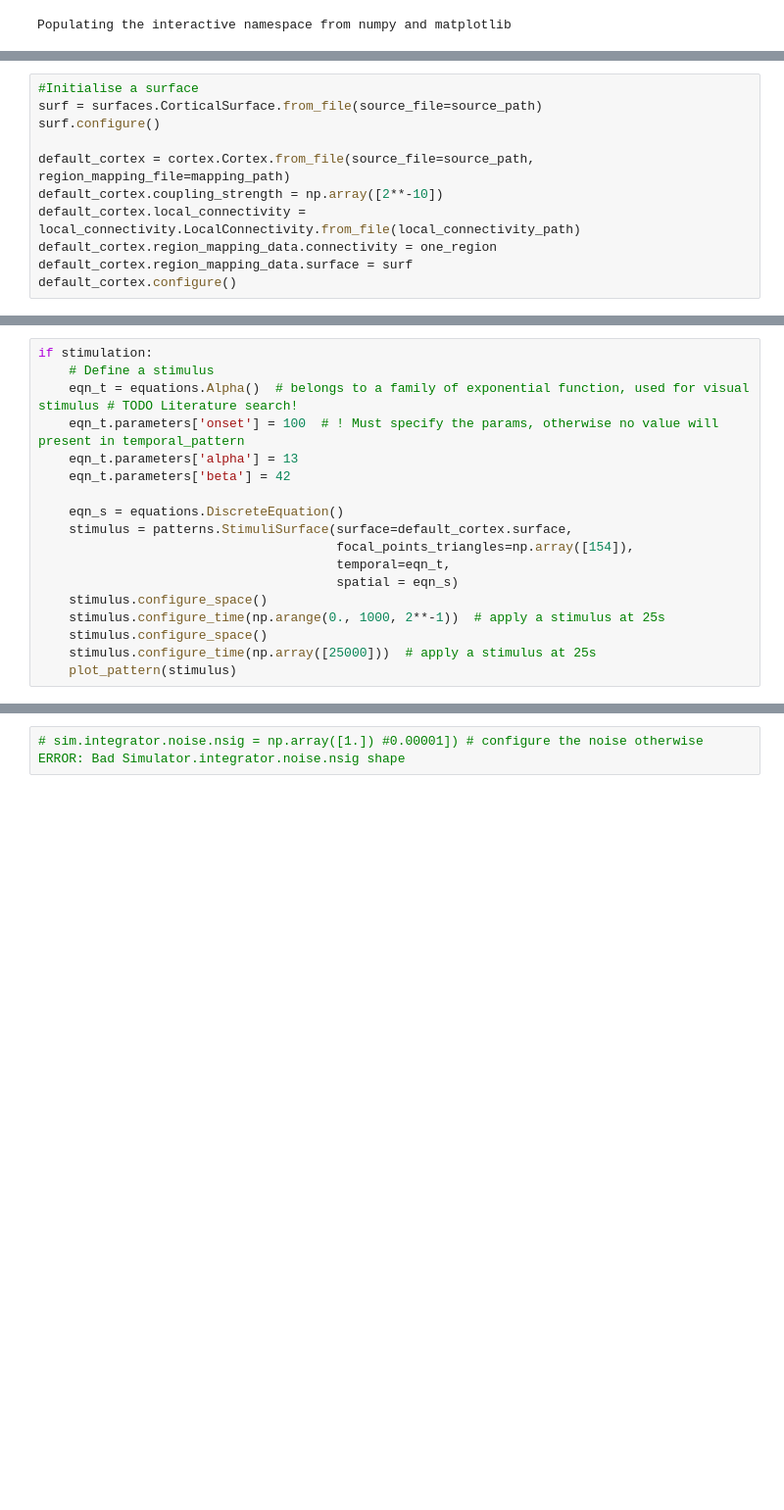
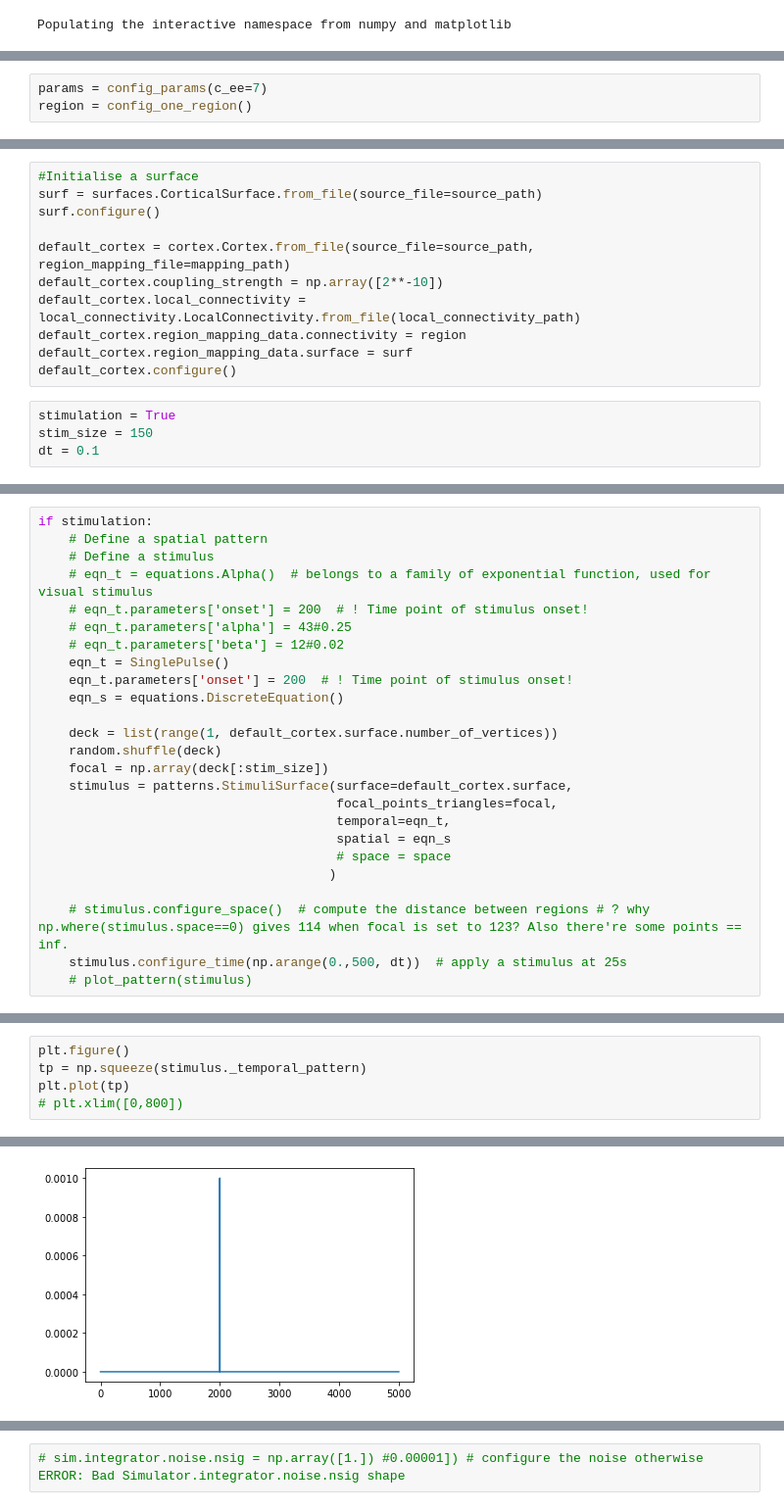
Before and after one commit to Nephiloso/tvb_model_analysis, a Jupyter notebook: model/one_region_stimu.ipynb, the cells around one changed output, grey strips where cells are left out. Shown at 98% size. Drawn from its saved outputs; the diff is of its cells as text; blank space fills up the shorter version.

```diff
--- a/model/one_region_stimu.ipynb
+++ b/model/one_region_stimu.ipynb
@@ -97,0 +27,3 @@ mod = models.WilsonCowan(k_e = np.array([1.0]),            #Max value of excitat
+# %%
+params = config_params(c_ee=7)
+region = config_one_region()
@@ -107,6 +43,10 @@ surf.configure()
 default_cortex = cortex.Cortex.from_file(source_file=source_path, region_mapping_file=mapping_path)
 default_cortex.coupling_strength = np.array([2**-10])
 default_cortex.local_connectivity = local_connectivity.LocalConnectivity.from_file(local_connectivity_path)
-default_cortex.region_mapping_data.connectivity = one_region
+default_cortex.region_mapping_data.connectivity = region
 default_cortex.region_mapping_data.surface = surf
 default_cortex.configure()
+# %%
+stimulation = True
+stim_size = 150
+dt = 0.1
@@ -113,18 +79,25 @@ default_cortex.configure()
 # %%
 if stimulation:
+    # Define a spatial pattern
     # Define a stimulus
-    eqn_t = equations.Alpha()  # belongs to a family of exponential function, used for visual stimulus # TODO Literature search!
-    eqn_t.parameters['onset'] = 100  # ! Must specify the params, otherwise no value will present in temporal_pattern
-    eqn_t.parameters['alpha'] = 13
-    eqn_t.parameters['beta'] = 42
+    # eqn_t = equations.Alpha()  # belongs to a family of exponential function, used for visual stimulus
+    # eqn_t.parameters['onset'] = 200  # ! Time point of stimulus onset!
+    # eqn_t.parameters['alpha'] = 43#0.25
+    # eqn_t.parameters['beta'] = 12#0.02
+    eqn_t = SinglePulse()
+    eqn_t.parameters['onset'] = 200  # ! Time point of stimulus onset!
+    eqn_s = equations.DiscreteEquation()
 
-    eqn_s = equations.DiscreteEquation()
+    deck = list(range(1, default_cortex.surface.number_of_vertices))
+    random.shuffle(deck)
+    focal = np.array(deck[:stim_size])
     stimulus = patterns.StimuliSurface(surface=default_cortex.surface,
-                                       focal_points_triangles=np.array([154]),
+                                       focal_points_triangles=focal,
                                        temporal=eqn_t,
-                                       spatial = eqn_s)
-    stimulus.configure_space()
-    stimulus.configure_time(np.arange(0., 1000, 2**-1))  # apply a stimulus at 25s
-    stimulus.configure_space()
-    stimulus.configure_time(np.array([25000]))  # apply a stimulus at 25s
-    plot_pattern(stimulus)
+                                       spatial = eqn_s
+                                       # space = space
+                                      )
+
+    # stimulus.configure_space()  # compute the distance between regions # ? why np.where(stimulus.space==0) gives 114 when focal is set to 123? Also there're some points == inf.
+    stimulus.configure_time(np.arange(0.,500, dt))  # apply a stimulus at 25s
+    # plot_pattern(stimulus)
@@ -145,0 +123,6 @@ sim.configure()
+# %%
+plt.figure()
+tp = np.squeeze(stimulus._temporal_pattern)
+plt.plot(tp)
+# plt.xlim([0,800])
+# %% [output]
@@ -145,0 +130 @@ sim.configure()
+[figure, added]
```
Also changed, not shown: parts of 34 cells of this notebook, 24 other files.
